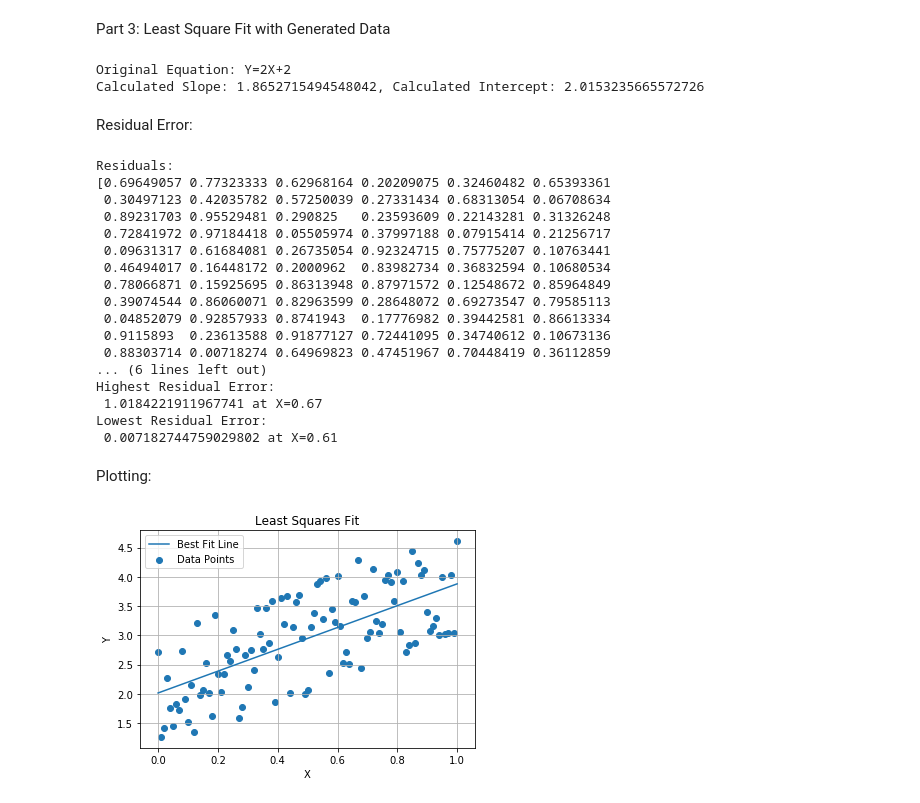
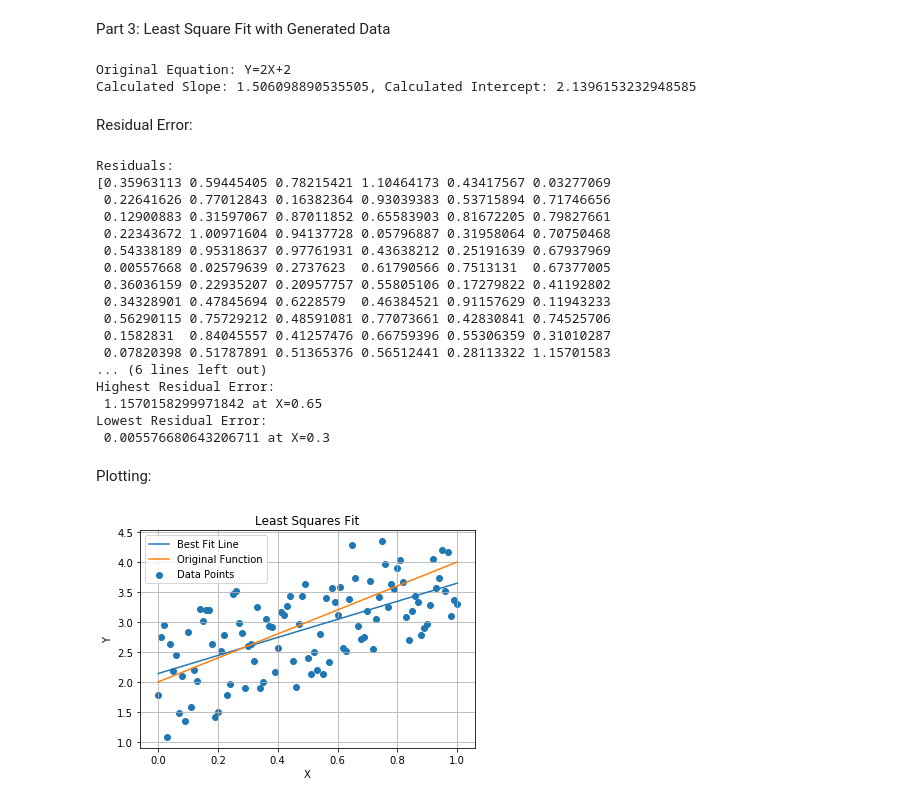
Before and after one commit to walttruelove29/coe311k, a Jupyter notebook: classwork/wjt582-CH9.ipynb, the cells around one changed output. Drawn from its saved outputs; the diff is of its cells as text; code cells hidden in the pictures.

```diff
--- a/classwork/wjt582-CH9.ipynb
+++ b/classwork/wjt582-CH9.ipynb
@@ -102,7 +104,7 @@ Part 3: Least Square Fit with Generated Data
 # %%
 X = np.arange(0, 1.01, 0.01)
 error = np.random.uniform(-1, 1, len(X))
-Y = 2*x+2+error
+Y = 2*X+2+error
 A = np.vstack([X, np.ones(len(X))]).T
 m, c = np.linalg.lstsq(A, Y, rcond=None)[0]
 print("Original Equation: Y=2X+2")
@@ -110,7 +112,7 @@ print(f"Calculated Slope: {m}, Calculated Intercept: {c}")
 y1 = m*X+c
 # %% [output]
 Original Equation: Y=2X+2
-Calculated Slope: 1.8652715494548042, Calculated Intercept: 2.0153235665572726
+Calculated Slope: 1.506098890535505, Calculated Intercept: 2.1396153232948585
 # %% [markdown]
 Residual Error:
 # %%
@@ -124,33 +126,35 @@ print(f"Highest Residual Error: \n {maxrerror} at X={maxx}")
 print(f"Lowest Residual Error: \n {minrerror} at X={minx}")
 # %% [output]
 Residuals:
-[0.69649057 0.77323333 0.62968164 0.20209075 0.32460482 0.65393361
- 0.30497123 0.42035782 0.57250039 0.27331434 0.68313054 0.06708634
- 0.89231703 0.95529481 0.290825   0.23593609 0.22143281 0.31326248
- 0.72841972 0.97184418 0.05505974 0.37997188 0.07915414 0.21256717
- 0.09631317 0.61684081 0.26735054 0.92324715 0.75775207 0.10763441
- 0.46494017 0.16448172 0.2000962  0.83982734 0.36832594 0.10680534
- 0.78066871 0.15925695 0.86313948 0.87971572 0.12548672 0.85964849
- 0.39074544 0.86060071 0.82963599 0.28648072 0.69273547 0.79585113
- 0.04852079 0.92857933 0.8741943  0.17776982 0.39442581 0.86613334
- 0.9115893  0.23613588 0.91877127 0.72441095 0.34740612 0.10673136
- 0.88303714 0.00718274 0.64969823 0.47451967 0.70448419 0.36112859
+[0.35963113 0.59445405 0.78215421 1.10464173 0.43417567 0.03277069
+ 0.22641626 0.77012843 0.16382364 0.93039383 0.53715894 0.71746656
+ 0.12900883 0.31597067 0.87011852 0.65583903 0.81672205 0.79827661
+ 0.22343672 1.00971604 0.94137728 0.05796887 0.31958064 0.70750468
+ 0.54338189 0.95318637 0.97761931 0.43638212 0.25191639 0.67937969
+ 0.00557668 0.02579639 0.2737623  0.61790566 0.7513131  0.67377005
+ 0.36036159 0.22935207 0.20957757 0.55805106 0.17279822 0.41192802
+ 0.34328901 0.47845694 0.6228579  0.46384521 0.91157629 0.11943233
+ 0.56290115 0.75729212 0.48591081 0.77073661 0.42830841 0.74525706
+ 0.1582831  0.84045557 0.41257476 0.66759396 0.55306359 0.31010287
+ 0.07820398 0.51787891 0.51365376 0.56512441 0.28113322 1.15701583
 ... (6 lines left out)
 Highest Residual Error:
- 1.0184221911967741 at X=0.67
+ 1.1570158299971842 at X=0.65
 Lowest Residual Error:
- 0.007182744759029802 at X=0.61
+ 0.005576680643206711 at X=0.3
 # %% [markdown]
 Plotting:
 # %%
+y0=2*X+2
 plt.figure()
 plt.xlabel("X")
 plt.ylabel("Y")
 plt.scatter(X, Y, label='Data Points')
 plt.plot(X, y1, label='Best Fit Line')
+plt.plot(X, y0, label='Original Function')
 plt.grid(True)
 plt.legend()
 plt.title("Least Squares Fit")
 plt.show()
 # %% [output]
-[figure, old version]
+[figure, new version]
```
Also changed, not shown: parts of 4 cells of this notebook, 3 other files.
